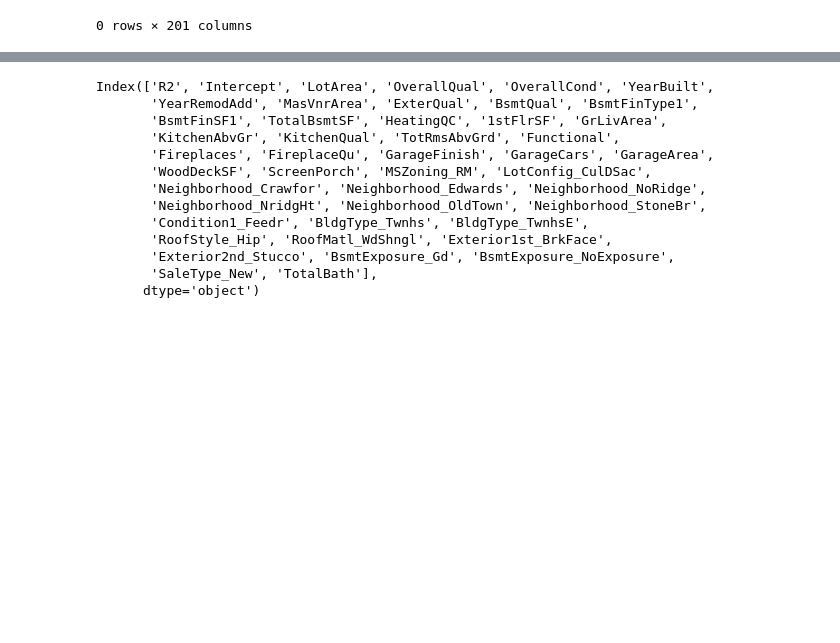
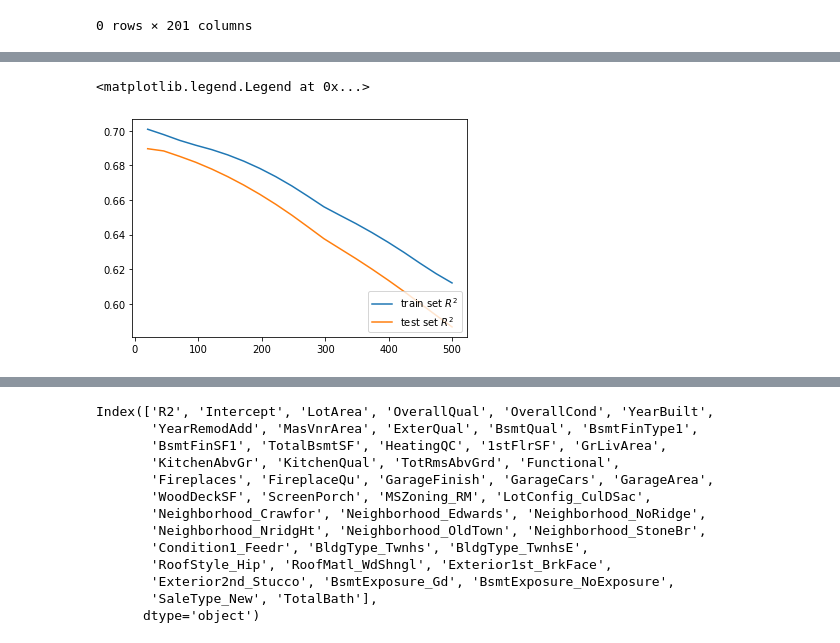
Before and after one commit to LiyiKuo/AmesHousingPricePrediction, a Jupyter notebook: Penalized_ZW.ipynb, the cells around one changed output, grey strips where cells are left out. Saved outputs shown, nothing was run; the diff lists cells and outputs as text; code cells hidden in the pictures; blank space fills up the shorter version.

```diff
--- a/Penalized_ZW.ipynb
+++ b/Penalized_ZW.ipynb
@@ -29,0 +200,6 @@ trainY=train1['SalePrice']
+# %%
+#17 features summarized in MLR notebook
+L17=['OverallQual', 'TotalBsmtSF', 'KitchenAbvGr', 'Gar2', 'LotShape_IR3', 'LotShape_Reg', 'LandContour_HLS',
+     'BldgType_Duplex', 'HouseStyle_SLvl', 'Exterior1st_ImStucc', 'Exterior1st_Stone', 'Exterior2nd_ImStucc',
+     'Exterior2nd_Stone', 'SaleCondition_Family', 'SaleCondition_Normal', 'SaleCondition_Partial',
+     'Bedroom/Bathroom']
@@ -29,0 +208,12 @@ trainY=train1['SalePrice']
+# %%
+##Lasso with 20 alphas btw 20 and 500. Normalizatio = True, 17 features
+lasso_coefs = []
+lasso_intercepts = []
+lasso_R2  = []
+alphaRange2 = np.linspace(20,500,20)
+for alpha in alphaRange2:
+    lasso.set_params(alpha=alpha,normalize=True)
+    lasso.fit(trainX_17,trainY)
+    lasso_intercepts.append(lasso.intercept_)
+    lasso_coefs.append(lasso.coef_)
+    lasso_R2.append(lasso.score(trainX_17,trainY))
@@ -29,0 +245,9 @@ trainY=train1['SalePrice']
+# %%
+from sklearn.linear_model import LassoCV
+alpha = np.linspace(20,500,20)
+regressor = LassoCV(alphas=list(alpha),max_iter=10000,cv=10, normalize=True, random_state=0)
+regressor.fit(trainX_17, trainY)
+lasso_mse = np.mean(regressor.mse_path_, axis=0)
+print("Alphas: %s" % alpha)
+print("Lasso RMSE on Training set :", lasso_mse)
+print("Best Alpha using built-in LassoCV: %f" % regressor.alpha_)
@@ -29,0 +263,18 @@ trainY=train1['SalePrice']
+# %%
+#train/test check for 33 features
+X_train, X_test, Y_train, Y_test = train_test_split(trainX_17, trainY, test_size=0.3, random_state=10)
+lasso_R2_train  = []
+lasso_R2_test = []
+alphaRange2 = np.linspace(20,500,20)
+for alpha in alphaRange2:
+    lasso.set_params(alpha=alpha,normalize=True)
+    lasso.fit(X_train,Y_train)
+    lasso_R2_train.append(lasso.score(X_train,Y_train))
+    lasso_R2_test.append(lasso.score(X_test,Y_test))
+
+plt.plot(alphaRange2, lasso_R2_train, label=r'train set $R^2$')
+plt.plot(alphaRange2, lasso_R2_test, label=r'test set $R^2$')
+plt.legend(loc=4)
+# %% [output]
+<matplotlib.legend.Legend at 0x...>
+[figure, added]
```
Also changed, not shown: parts of 38 cells of this notebook.
